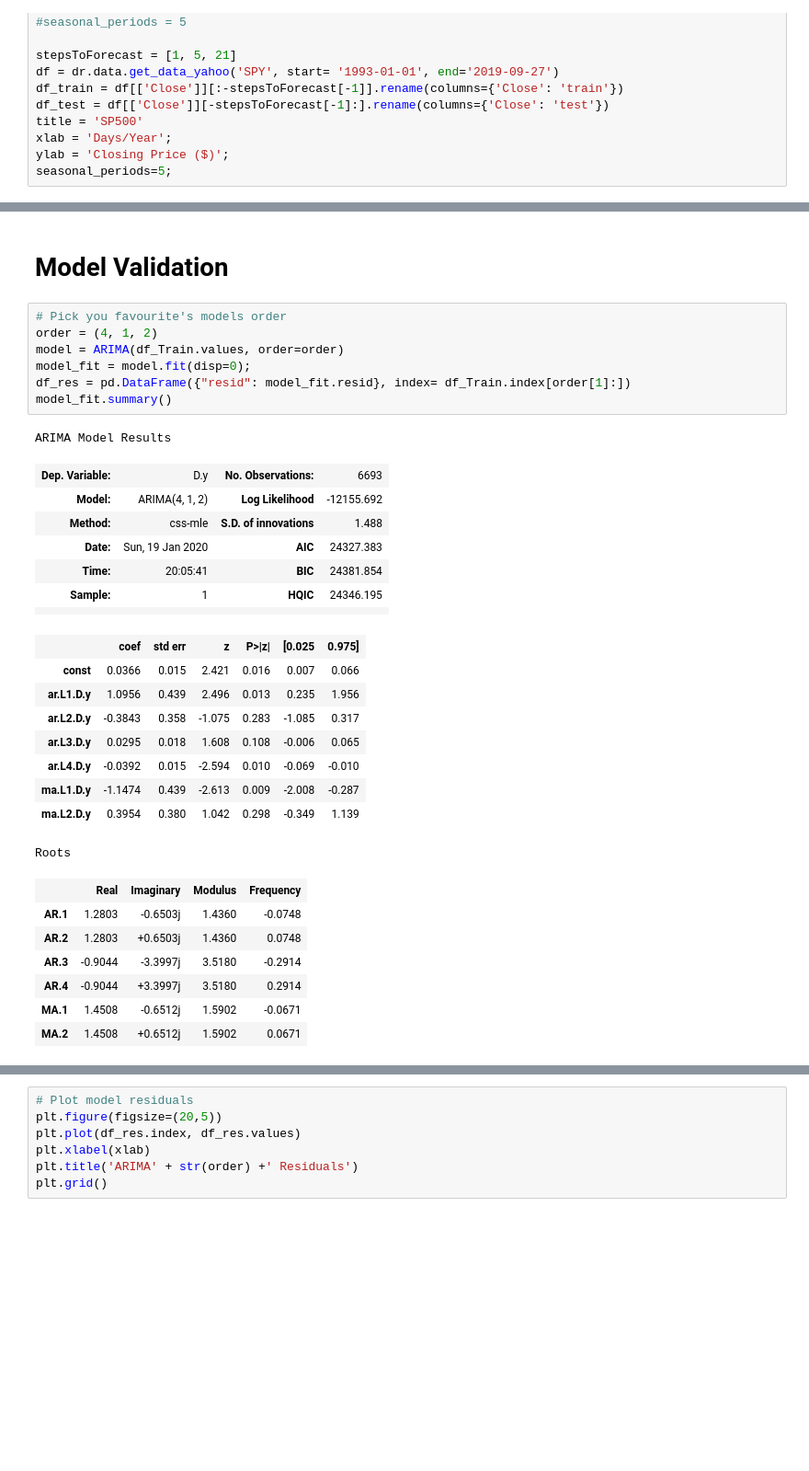
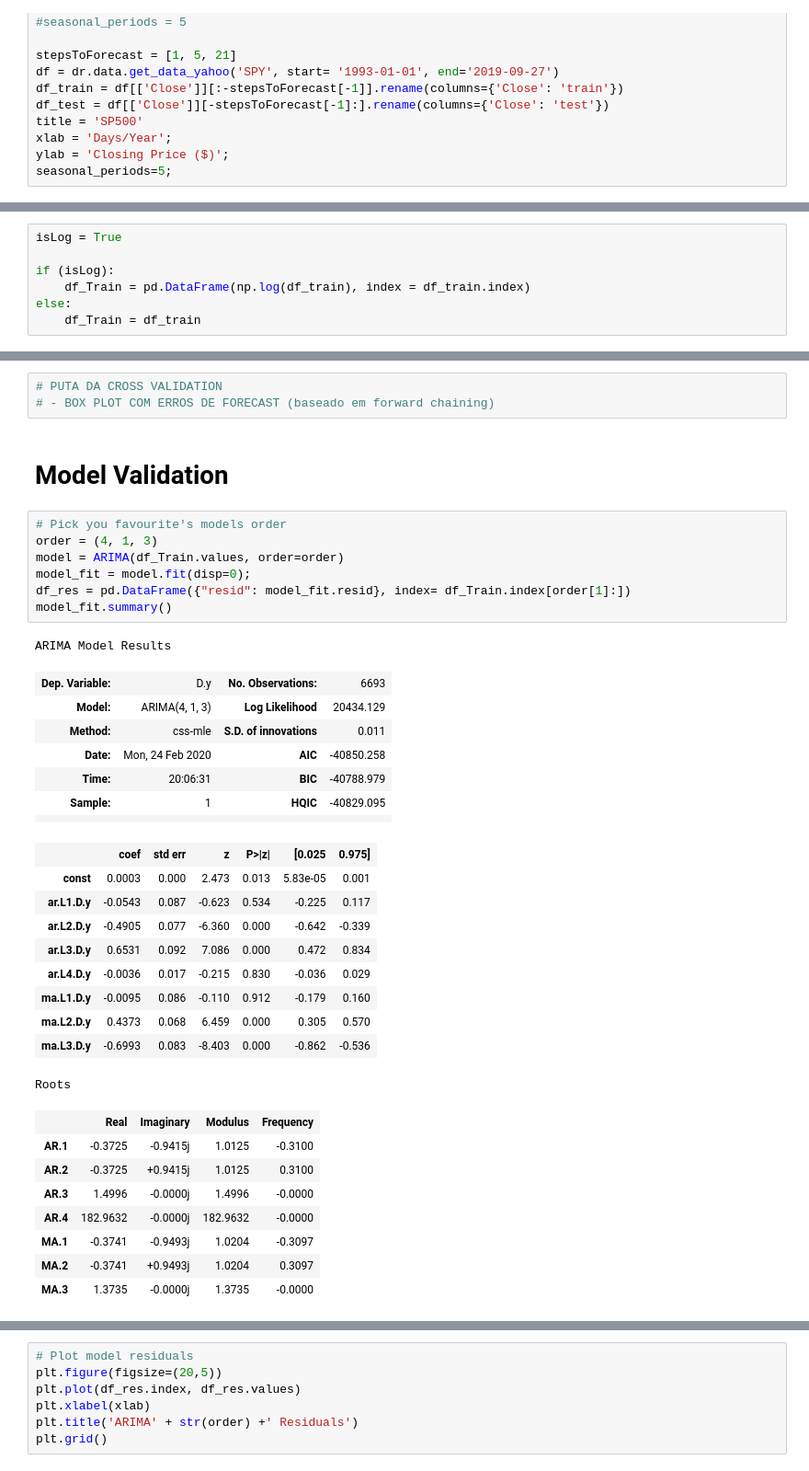
Before and after one commit to DidierRLopes/UnivariateTimeSeriesForecast, a Jupyter notebook: ARIMA.ipynb, the cells around one changed output, grey strips where cells are left out. Shown at 92% size. Drawn from its saved outputs; the diff is of its cells as text; blank space fills up the shorter version.

```diff
--- a/ARIMA.ipynb
+++ b/ARIMA.ipynb
@@ -396,0 +409,7 @@ df_Train = df_train
+# %%
+isLog = True
+
+if (isLog):
+    df_Train = pd.DataFrame(np.log(df_train), index = df_train.index)
+else:
+    df_Train = df_train
@@ -493,37 +503,42 @@ Prediction for 21 step: MAE = 188.48 (3.78%)
+# %%
+# PUTA DA CROSS VALIDATION
+# - BOX PLOT COM ERROS DE FORECAST (baseado em forward chaining)
 # %% [markdown]
 # Model Validation
 # %%
 # Pick you favourite's models order
-order = (4, 1, 2)
+order = (4, 1, 3)
 model = ARIMA(df_Train.values, order=order)
 model_fit = model.fit(disp=0);
 df_res = pd.DataFrame({"resid": model_fit.resid}, index= df_Train.index[order[1]:])
 model_fit.summary()
 # %% [output]
 ARIMA Model Results
 | Dep. Variable: | D.y | No. Observations: | 6693 |
-| Model: | ARIMA(4, 1, 2) | Log Likelihood | -12155.692 |
-| Method: | css-mle | S.D. of innovations | 1.488 |
-| Date: | Sun, 19 Jan 2020 | AIC | 24327.383 |
-| Time: | 20:05:41 | BIC | 24381.854 |
-| Sample: | 1 | HQIC | 24346.195 |
+| Model: | ARIMA(4, 1, 3) | Log Likelihood | 20434.129 |
+| Method: | css-mle | S.D. of innovations | 0.011 |
+| Date: | Mon, 24 Feb 2020 | AIC | -40850.258 |
+| Time: | 20:06:31 | BIC | -40788.979 |
+| Sample: | 1 | HQIC | -40829.095 |
 |  |  |  |  |
 |  | coef | std err | z | P>|z| | [0.025 | 0.975] |
-| const | 0.0366 | 0.015 | 2.421 | 0.016 | 0.007 | 0.066 |
-| ar.L1.D.y | 1.0956 | 0.439 | 2.496 | 0.013 | 0.235 | 1.956 |
-| ar.L2.D.y | -0.3843 | 0.358 | -1.075 | 0.283 | -1.085 | 0.317 |
-| ar.L3.D.y | 0.0295 | 0.018 | 1.608 | 0.108 | -0.006 | 0.065 |
-| ar.L4.D.y | -0.0392 | 0.015 | -2.594 | 0.010 | -0.069 | -0.010 |
-| ma.L1.D.y | -1.1474 | 0.439 | -2.613 | 0.009 | -2.008 | -0.287 |
-| ma.L2.D.y | 0.3954 | 0.380 | 1.042 | 0.298 | -0.349 | 1.139 |
+| const | 0.0003 | 0.000 | 2.473 | 0.013 | 5.83e-05 | 0.001 |
+| ar.L1.D.y | -0.0543 | 0.087 | -0.623 | 0.534 | -0.225 | 0.117 |
+| ar.L2.D.y | -0.4905 | 0.077 | -6.360 | 0.000 | -0.642 | -0.339 |
+| ar.L3.D.y | 0.6531 | 0.092 | 7.086 | 0.000 | 0.472 | 0.834 |
+| ar.L4.D.y | -0.0036 | 0.017 | -0.215 | 0.830 | -0.036 | 0.029 |
+| ma.L1.D.y | -0.0095 | 0.086 | -0.110 | 0.912 | -0.179 | 0.160 |
+| ma.L2.D.y | 0.4373 | 0.068 | 6.459 | 0.000 | 0.305 | 0.570 |
+| ma.L3.D.y | -0.6993 | 0.083 | -8.403 | 0.000 | -0.862 | -0.536 |
 Roots
 |  | Real | Imaginary | Modulus | Frequency |
-| AR.1 | 1.2803 | -0.6503j | 1.4360 | -0.0748 |
-| AR.2 | 1.2803 | +0.6503j | 1.4360 | 0.0748 |
-| AR.3 | -0.9044 | -3.3997j | 3.5180 | -0.2914 |
-| AR.4 | -0.9044 | +3.3997j | 3.5180 | 0.2914 |
-| MA.1 | 1.4508 | -0.6512j | 1.5902 | -0.0671 |
-| MA.2 | 1.4508 | +0.6512j | 1.5902 | 0.0671 |
+| AR.1 | -0.3725 | -0.9415j | 1.0125 | -0.3100 |
+| AR.2 | -0.3725 | +0.9415j | 1.0125 | 0.3100 |
+| AR.3 | 1.4996 | -0.0000j | 1.4996 | -0.0000 |
+| AR.4 | 182.9632 | -0.0000j | 182.9632 | -0.0000 |
+| MA.1 | -0.3741 | -0.9493j | 1.0204 | -0.3097 |
+| MA.2 | -0.3741 | +0.9493j | 1.0204 | 0.3097 |
+| MA.3 | 1.3735 | -0.0000j | 1.3735 | -0.0000 |
 # %%
 plt.figure(figsize=(20,7))
 labels = ['Training and testing data', 'Fitted values', 'Predicted values']
```
Also changed, not shown: parts of 40 cells of this notebook.
